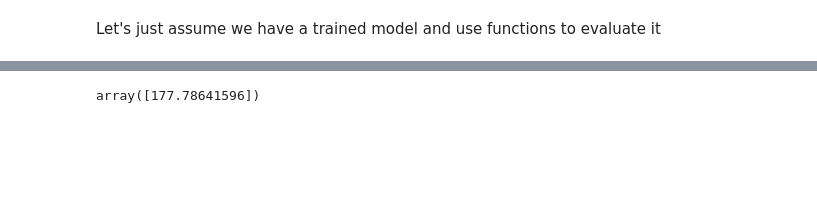
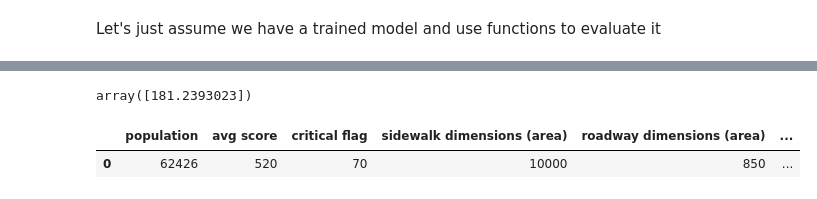
Before and after one commit to MatthewDShen/rat-city, a Jupyter notebook: model_training/model_evaluation.ipynb, the cells around one changed output, grey strips where cells are left out. Cells and saved outputs as stored; diff of their text form; code cells hidden in the pictures; blank space fills up the shorter version.

```diff
--- a/model_training/model_evaluation.ipynb
+++ b/model_training/model_evaluation.ipynb
@@ -455,7 +455,7 @@ def evaluate_models(
 # Select features for training and create X and y
 features = [
     "population",
-    "score",
+    "avg score",
     "critical flag",
     "sidewalk dimensions (area)",
     "roadway dimensions (area)",
@@ -577,4 +577,12 @@ trained_model.predict(
     )
 )
 # %% [output]
-array([177.78641596])
+array([181.2393023])
+# %%
+pd.DataFrame(
+        [[62426, 520, 70, 10000, 850, 11, 0, 15, 70]],
+        columns=features
+    )
+# %% [output]
+|  | population | avg score | critical flag | sidewalk dimensions (area) | roadway dimensions (area) | ... |
+| 0 | 62426 | 520 | 70 | 10000 | 850 | ... |
```
Also changed, not shown: parts of 1 cell of this notebook, 2 other files.
